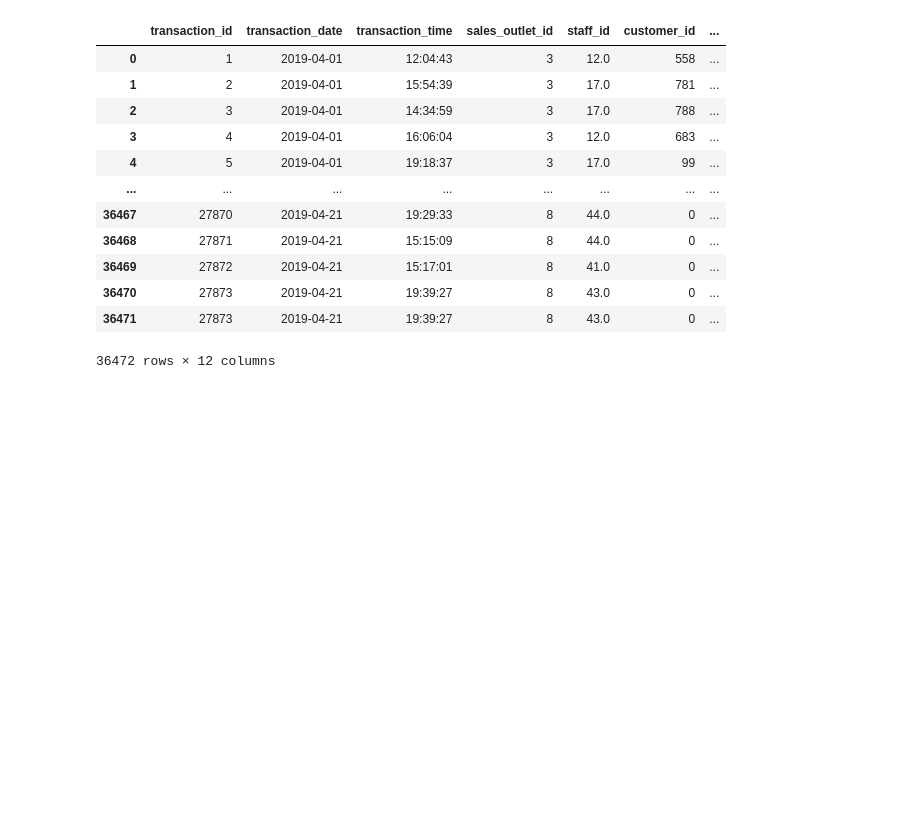
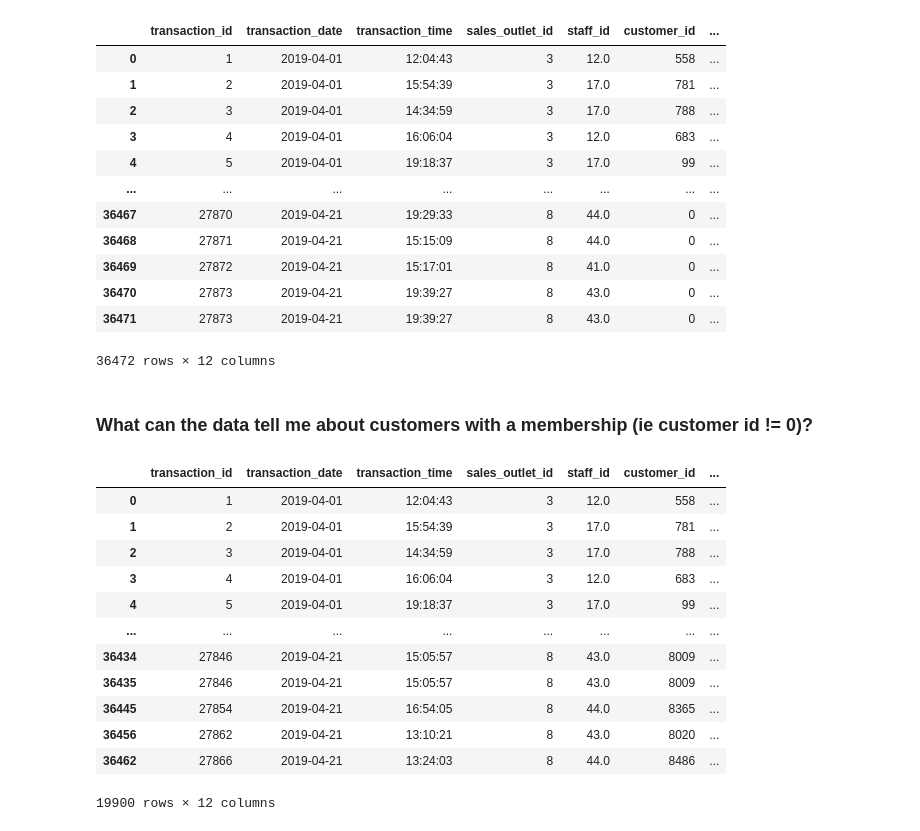
Before and after one commit to coffee-shop-analysis/coffee_project, a Jupyter notebook: explore_j.ipynb, the cells around one changed output. Drawn from its saved outputs; the diff is of its cells as text; code cells hidden in the pictures; blank space fills up the shorter version.

```diff
--- a/explore_j.ipynb
+++ b/explore_j.ipynb
@@ -364,3 +364,5 @@ train
 | 36470 | 27873 | 2019-04-21 | 19:39:27 | 8 | 43.0 | 0 | ... |
 | 36471 | 27873 | 2019-04-21 | 19:39:27 | 8 | 43.0 | 0 | ... |
 36472 rows × 12 columns
+# %% [markdown]
+### What can the data tell me about customers with a membership (ie customer id != 0)?
@@ -366,0 +371,16 @@ train
+# %%
+membership_customers
+# %% [output]
+|  | transaction_id | transaction_date | transaction_time | sales_outlet_id | staff_id | customer_id | ... |
+| 0 | 1 | 2019-04-01 | 12:04:43 | 3 | 12.0 | 558 | ... |
+| 1 | 2 | 2019-04-01 | 15:54:39 | 3 | 17.0 | 781 | ... |
+| 2 | 3 | 2019-04-01 | 14:34:59 | 3 | 17.0 | 788 | ... |
+| 3 | 4 | 2019-04-01 | 16:06:04 | 3 | 12.0 | 683 | ... |
+| 4 | 5 | 2019-04-01 | 19:18:37 | 3 | 17.0 | 99 | ... |
+| ... | ... | ... | ... | ... | ... | ... | ... |
+| 36434 | 27846 | 2019-04-21 | 15:05:57 | 8 | 43.0 | 8009 | ... |
+| 36435 | 27846 | 2019-04-21 | 15:05:57 | 8 | 43.0 | 8009 | ... |
+| 36445 | 27854 | 2019-04-21 | 16:54:05 | 8 | 44.0 | 8365 | ... |
+| 36456 | 27862 | 2019-04-21 | 13:10:21 | 8 | 43.0 | 8020 | ... |
+| 36462 | 27866 | 2019-04-21 | 13:24:03 | 8 | 44.0 | 8486 | ... |
+19900 rows × 12 columns
```
Also changed, not shown: parts of 11 cells of this notebook.
